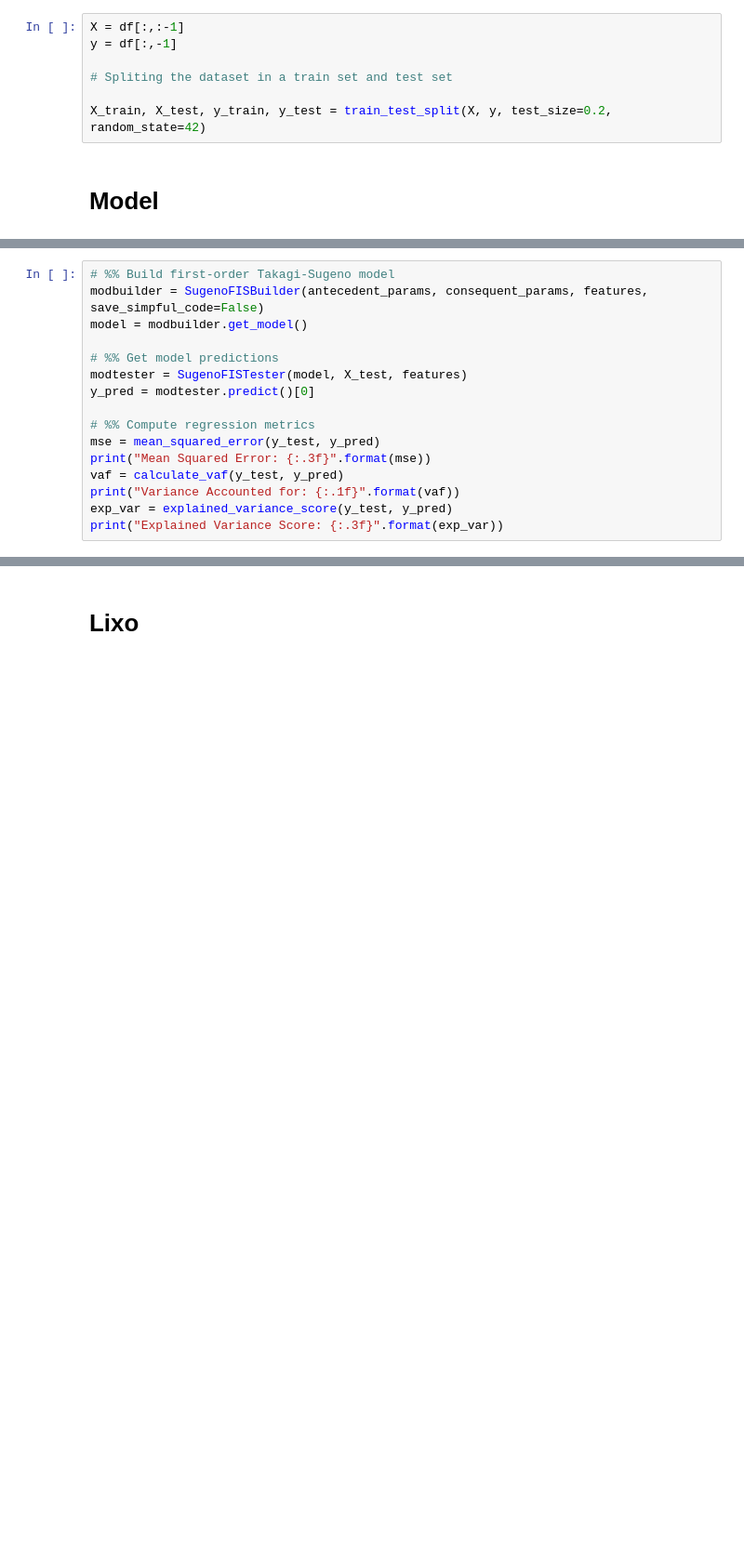
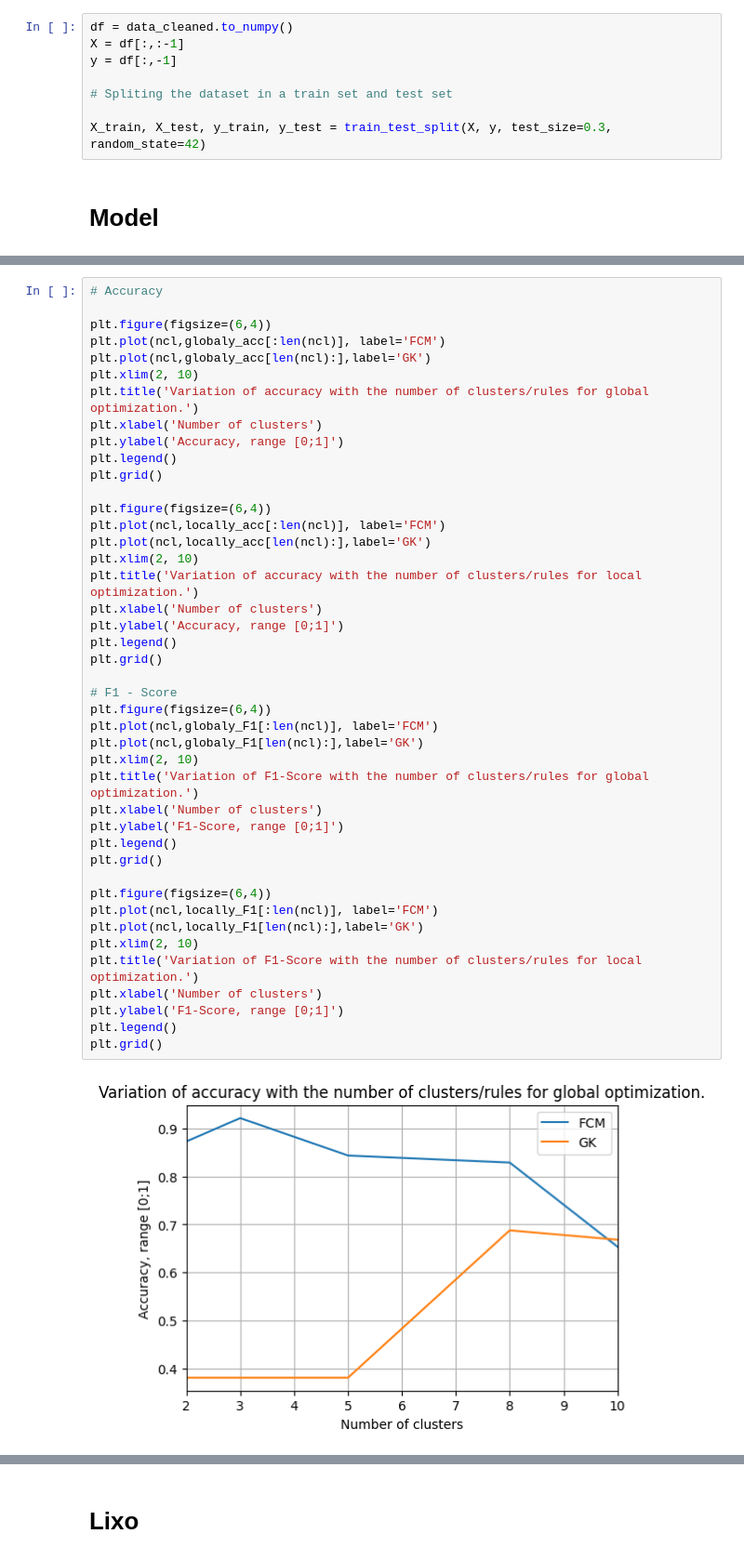
Before and after one commit to c-radicallis/Sis_Inteligentes_1st_Assignment, a Jupyter notebook: Catia/Assigment1_SInt.ipynb, the cells around one changed output, grey strips where cells are left out. Shown at 93% size. Cells and saved outputs as stored; diff of their text form; blank space fills up the shorter version.

```diff
--- a/Catia/Assigment1_SInt.ipynb
+++ b/Catia/Assigment1_SInt.ipynb
@@ -116,9 +96,10 @@ print(df)
 # %%
+df = data_cleaned.to_numpy()
 X = df[:,:-1]
 y = df[:,-1]
 
 # Spliting the dataset in a train set and test set
 
-X_train, X_test, y_train, y_test = train_test_split(X, y, test_size=0.2, random_state=42)
+X_train, X_test, y_train, y_test = train_test_split(X, y, test_size=0.3, random_state=42)
 # %% [markdown]
 # Model
@@ -145,16 +105,0 @@ consequent_params = ce.suglms(global_fit=True)
-# %%
-# %% Build first-order Takagi-Sugeno model
-modbuilder = SugenoFISBuilder(antecedent_params, consequent_params, features, save_simpful_code=False)
-model = modbuilder.get_model()
-
-# %% Get model predictions
-modtester = SugenoFISTester(model, X_test, features)
-y_pred = modtester.predict()[0]
-
-# %% Compute regression metrics
-mse = mean_squared_error(y_test, y_pred)
-print("Mean Squared Error: {:.3f}".format(mse))
-vaf = calculate_vaf(y_test, y_pred)
-print("Variance Accounted for: {:.1f}".format(vaf))
-exp_var = explained_variance_score(y_test, y_pred)
-print("Explained Variance Score: {:.3f}".format(exp_var))
@@ -269,0 +214,45 @@ Explained Variance Score: 0.803
+# %%
+# Accuracy
+
+plt.figure(figsize=(6,4))
+plt.plot(ncl,globaly_acc[:len(ncl)], label='FCM')
+plt.plot(ncl,globaly_acc[len(ncl):],label='GK')
+plt.xlim(2, 10)
+plt.title('Variation of accuracy with the number of clusters/rules for global optimization.')
+plt.xlabel('Number of clusters')
+plt.ylabel('Accuracy, range [0;1]')
+plt.legend()
+plt.grid()
+
+plt.figure(figsize=(6,4))
+plt.plot(ncl,locally_acc[:len(ncl)], label='FCM')
+plt.plot(ncl,locally_acc[len(ncl):],label='GK')
+plt.xlim(2, 10)
+plt.title('Variation of accuracy with the number of clusters/rules for local optimization.')
+plt.xlabel('Number of clusters')
+plt.ylabel('Accuracy, range [0;1]')
+plt.legend()
+plt.grid()
+
+# F1 - Score
+plt.figure(figsize=(6,4))
+plt.plot(ncl,globaly_F1[:len(ncl)], label='FCM')
+plt.plot(ncl,globaly_F1[len(ncl):],label='GK')
+plt.xlim(2, 10)
+plt.title('Variation of F1-Score with the number of clusters/rules for global optimization.')
+plt.xlabel('Number of clusters')
+plt.ylabel('F1-Score, range [0;1]')
+plt.legend()
+plt.grid()
+
+plt.figure(figsize=(6,4))
+plt.plot(ncl,locally_F1[:len(ncl)], label='FCM')
+plt.plot(ncl,locally_F1[len(ncl):],label='GK')
+plt.xlim(2, 10)
+plt.title('Variation of F1-Score with the number of clusters/rules for local optimization.')
+plt.xlabel('Number of clusters')
+plt.ylabel('F1-Score, range [0;1]')
+plt.legend()
+plt.grid()
+# %% [output]
+[figure, added]
```
Also changed, not shown: parts of 11 cells of this notebook.
